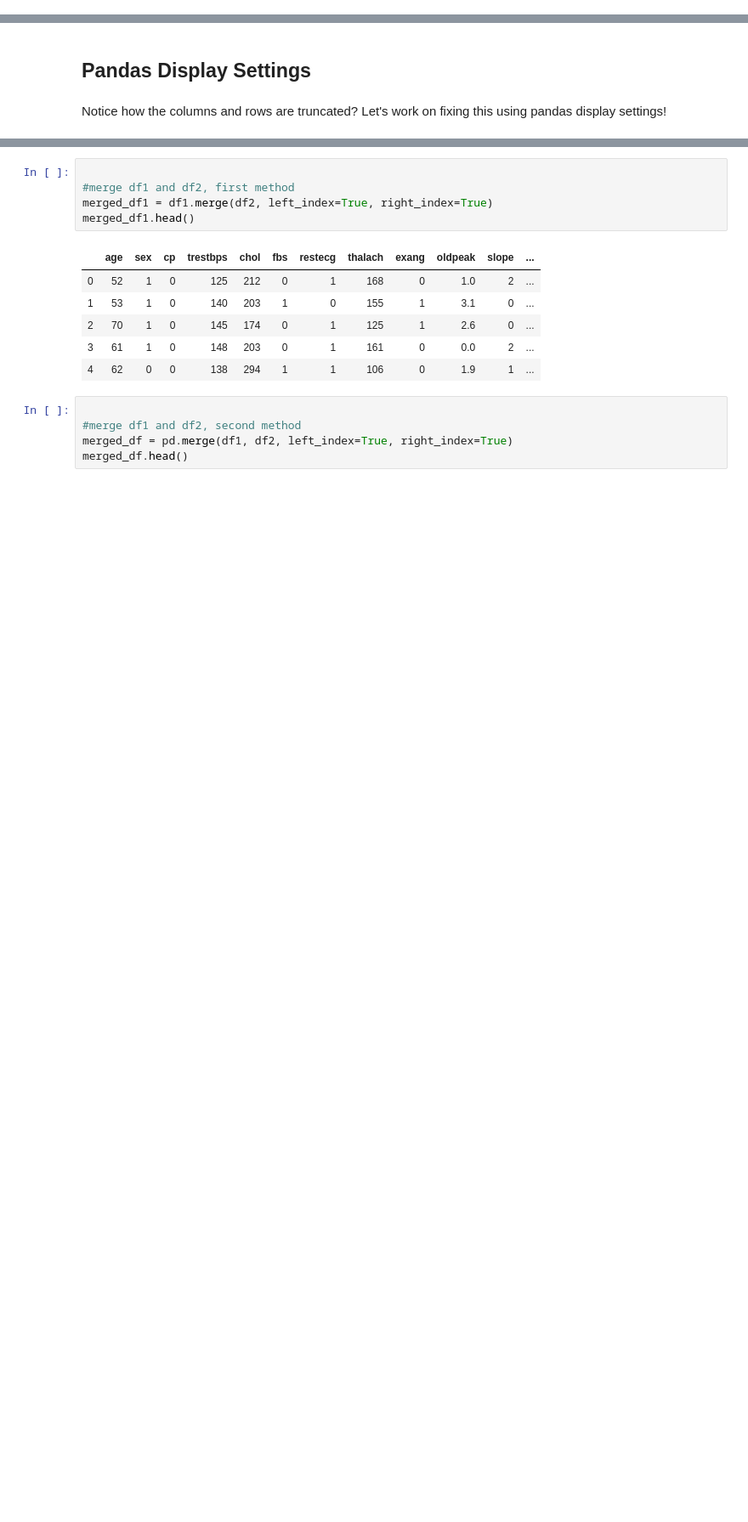
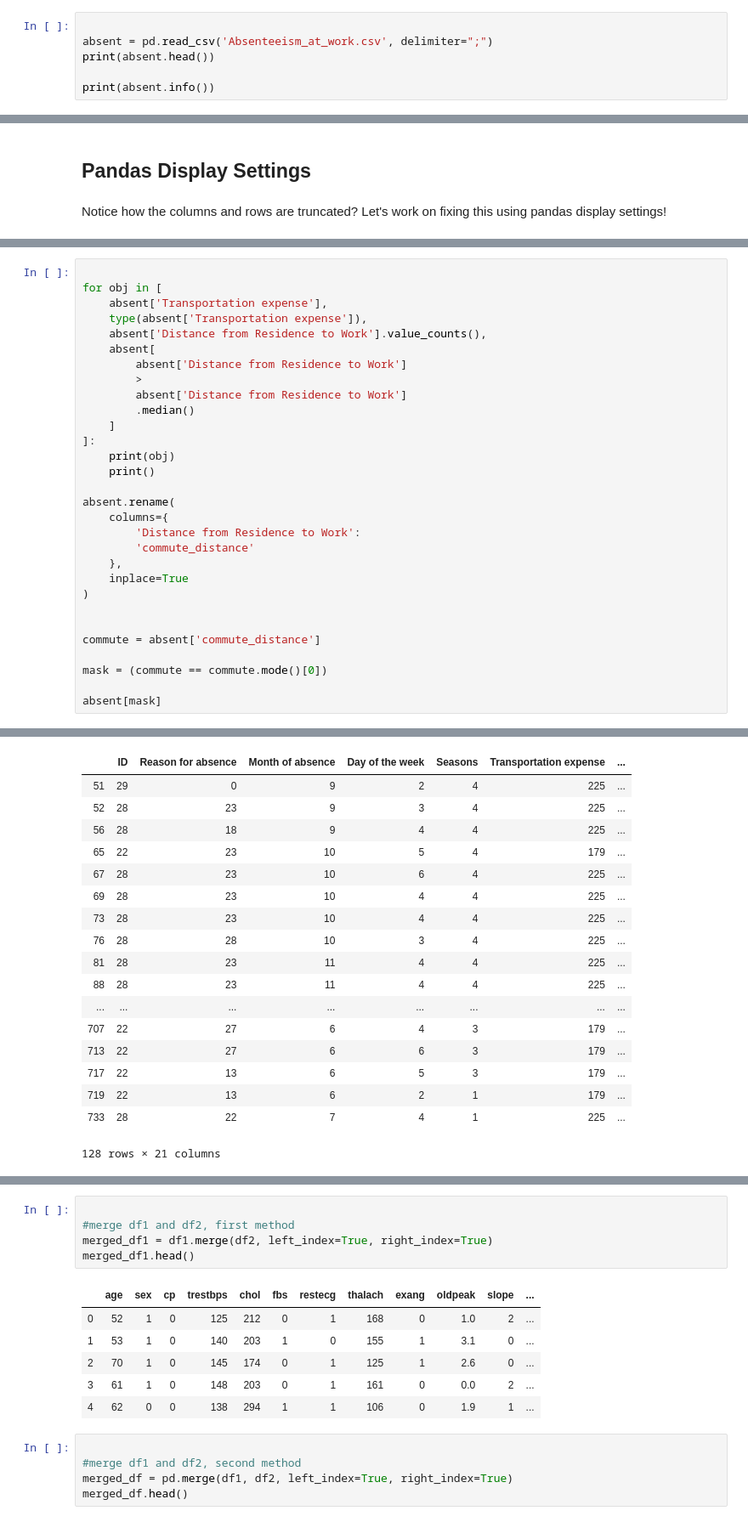
Before and after one commit to Malcolm206/dsc-pandas-tips-tricks, a Jupyter notebook: index.ipynb, the cells around one changed output, grey strips where cells are left out. Shown at 85% size. Saved outputs shown, nothing was run; the diff lists cells and outputs as text; blank space fills up the shorter version.

Commit message:
removing restructuring, adding how to read, indexing, groupby

```diff
--- a/index.ipynb
+++ b/index.ipynb
@@ -8,0 +43,6 @@
+# %%
+
+absent = pd.read_csv('Absenteeism_at_work.csv', delimiter=";")
+print(absent.head())
+
+print(absent.info())
@@ -12,0 +90,31 @@ Notice how the columns and rows are truncated?  Let's work on fixing this using
+# %%
+
+for obj in [
+    absent['Transportation expense'],
+    type(absent['Transportation expense']),
+    absent['Distance from Residence to Work'].value_counts(),
+    absent[
+        absent['Distance from Residence to Work']
+        >
+        absent['Distance from Residence to Work']
+        .median()
+    ]
+]:
+    print(obj)
+    print()
+
+absent.rename(
+    columns={
+        'Distance from Residence to Work':
+        'commute_distance'
+    },
+    inplace=True
+)
+
+
+commute = absent['commute_distance']
+
+mask = (commute == commute.mode()[0])
+
+absent[mask]
+# %% [output]
@@ -13,3 +138,21 @@ Notice how the columns and rows are truncated?  Let's work on fixing this using
+|  | ID | Reason for absence | Month of absence | Day of the week | Seasons | Transportation expense | ... |
+| 51 | 29 | 0 | 9 | 2 | 4 | 225 | ... |
+| 52 | 28 | 23 | 9 | 3 | 4 | 225 | ... |
+| 56 | 28 | 18 | 9 | 4 | 4 | 225 | ... |
+| 65 | 22 | 23 | 10 | 5 | 4 | 179 | ... |
+| 67 | 28 | 23 | 10 | 6 | 4 | 225 | ... |
+| 69 | 28 | 23 | 10 | 4 | 4 | 225 | ... |
+| 73 | 28 | 23 | 10 | 4 | 4 | 225 | ... |
+| 76 | 28 | 28 | 10 | 3 | 4 | 225 | ... |
+| 81 | 28 | 23 | 11 | 4 | 4 | 225 | ... |
+| 88 | 28 | 23 | 11 | 4 | 4 | 225 | ... |
+| ... | ... | ... | ... | ... | ... | ... | ... |
+| 707 | 22 | 27 | 6 | 4 | 3 | 179 | ... |
+| 713 | 22 | 27 | 6 | 6 | 3 | 179 | ... |
+| 717 | 22 | 13 | 6 | 5 | 3 | 179 | ... |
+| 719 | 22 | 13 | 6 | 2 | 1 | 179 | ... |
+| 733 | 28 | 22 | 7 | 4 | 1 | 225 | ... |
+128 rows × 21 columns
 # %% [markdown]
 ## Working with multiple dataframes
 
```
Also changed, not shown: parts of 22 cells of this notebook, 1 other file.
